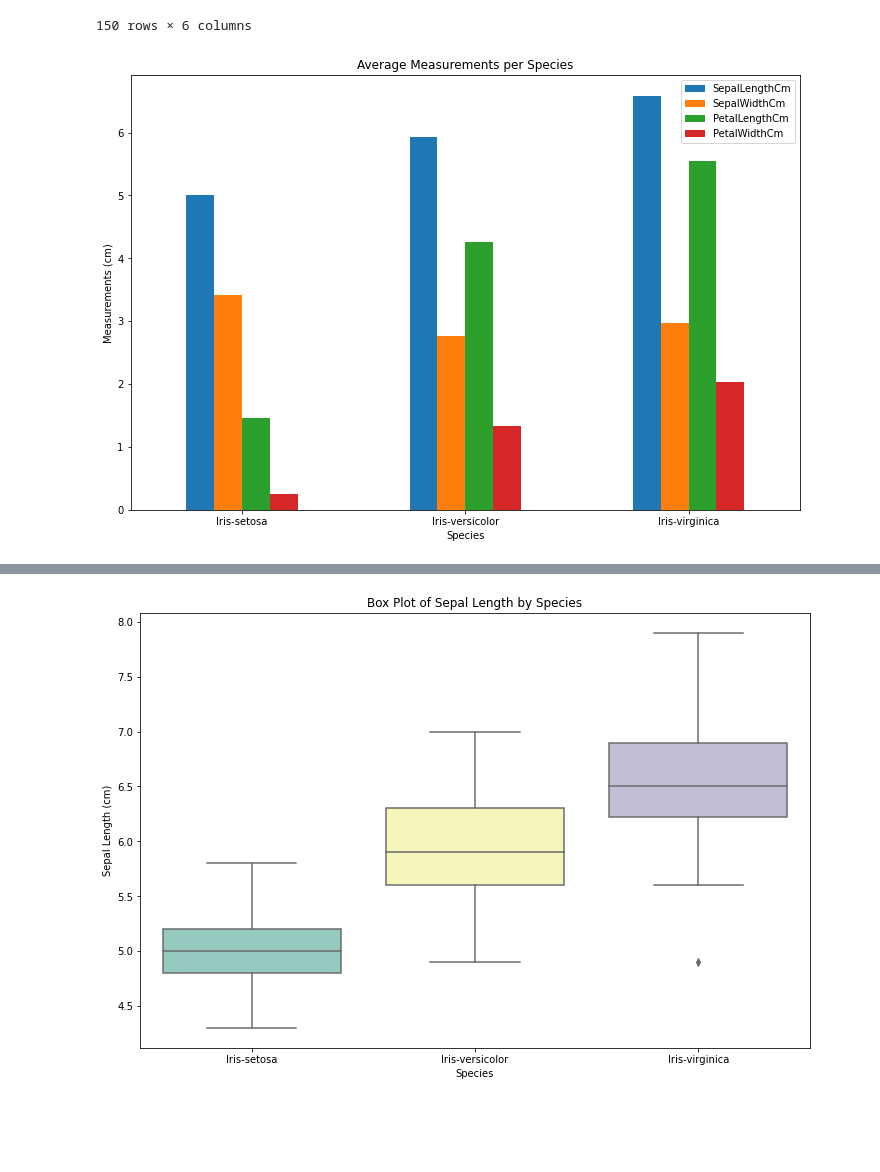
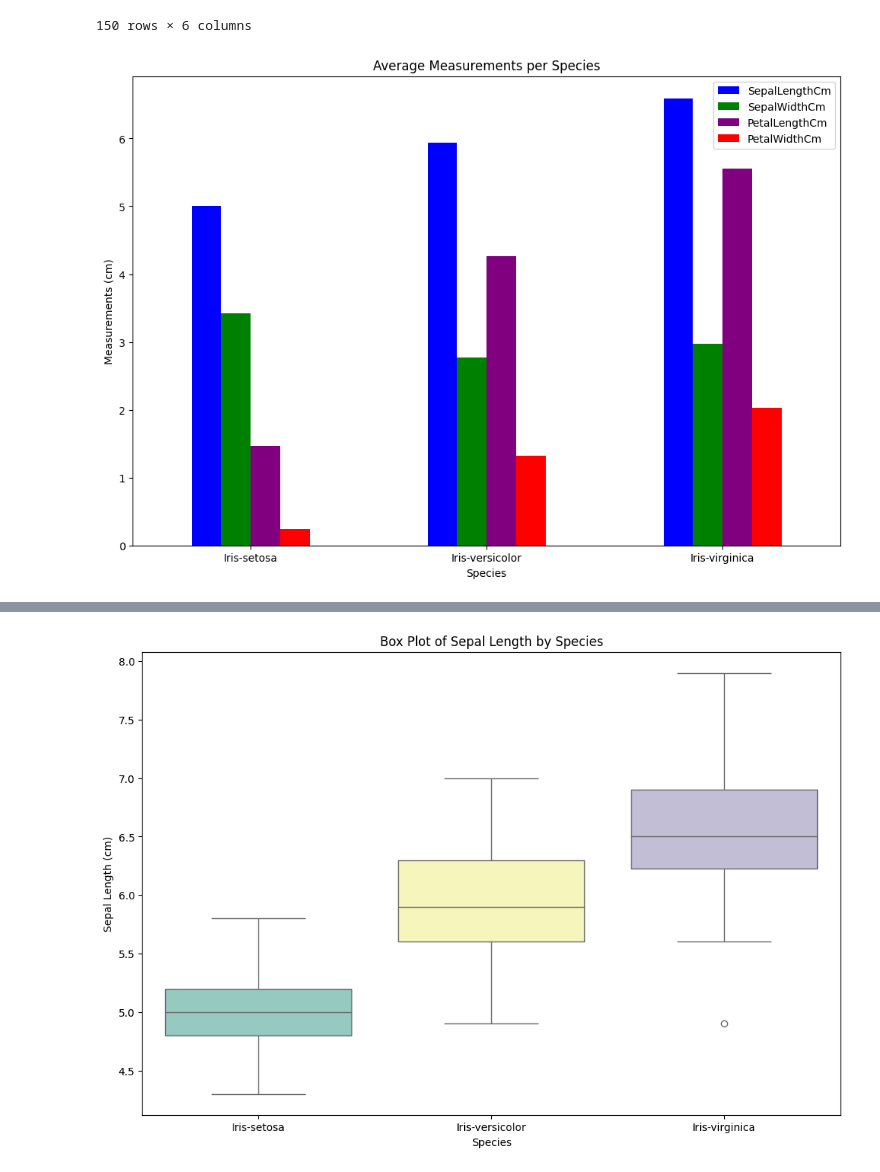
Before and after one commit to ishuuupishu/Machine-Learning_-Tasks-, a Jupyter notebook: Irish.ipynb, the cells around one changed output, grey strips where cells are left out. Cells and saved outputs as stored; diff of their text form; code cells hidden in the pictures; blank space fills up the shorter version.

```diff
--- a/Irish.ipynb
+++ b/Irish.ipynb
@@ -3,7 +3,7 @@ import pandas as pd
 import matplotlib.pyplot as plt
 import seaborn as sns
 # %%
-file_path = 'C:/Users/admin/Desktop/Israth/Iris.csv'
+file_path = 'C:/Users/ishue/OneDrive/Desktop/ML/Iris.csv'
 iris_df = pd.read_csv(file_path)
 iris_df
 # %% [output]
@@ -22,18 +22,17 @@ iris_df
 150 rows × 6 columns
 # %%
 avg_measurements = iris_df.groupby('Species').mean().drop(columns=['Id'])
+colors = ['blue', 'green', 'purple', 'red']
-# %%
-colors = {'setosa': 'blue', 'versicolor': 'green', 'virginica': 'purple'}
 # %%
-avg_measurements.plot(kind='bar', figsize=(12, 8))
+avg_measurements.plot(kind='bar', figsize=(12, 8), color=colors)
 plt.title('Average Measurements per Species')
 plt.xlabel('Species')
 plt.ylabel('Measurements (cm)')
 plt.xticks(rotation=0)
 plt.legend(loc='upper right')
 plt.show()
 # %% [output]
-[figure, old version]
+[figure, new version]
 # %%
 plt.figure(figsize=(12, 8))
 sns.scatterplot(data=iris_df, x='SepalLengthCm', y='SepalWidthCm', hue='Species', palette='Set1')
@@ -45,11 +44,11 @@ plt.show()
 # %% [output]
 [figure]
 # %%
-plt.figure(figsize=(12, ))
-sns.boxplot(data=iris_df, x='Species', y='SepalLengthCm', palette='Set3')
+plt.figure(figsize=(12, 8))
+sns.boxplot(data=iris_df, x='Species', y='SepalLengthCm', hue='Species', palette='Set3', dodge=False, legend=False)
 plt.title('Box Plot of Sepal Length by Species')
 plt.xlabel('Species')
 plt.ylabel('Sepal Length (cm)')
 plt.show()
 # %% [output]
-[figure, old version]
+[figure, new version]
```
